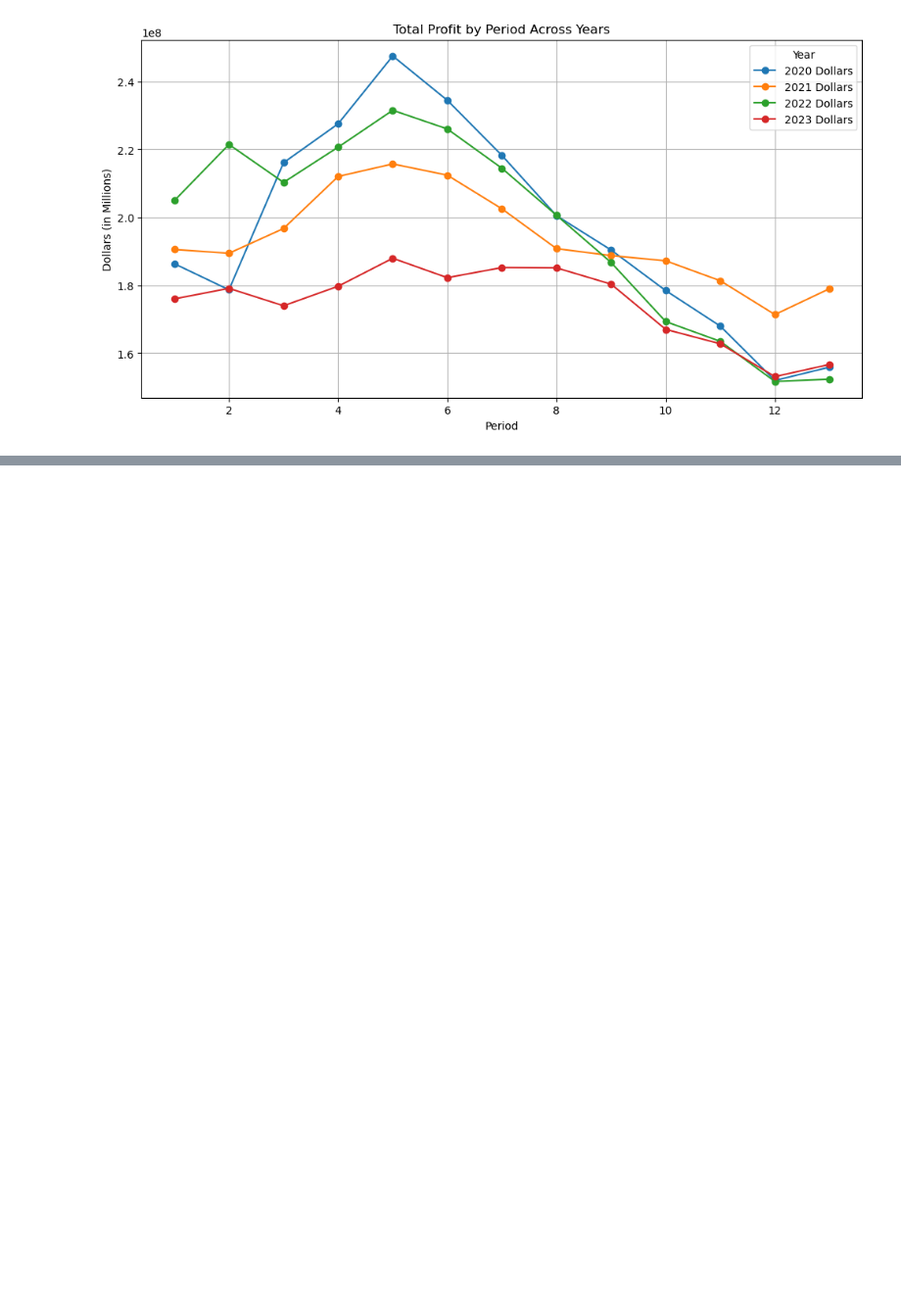
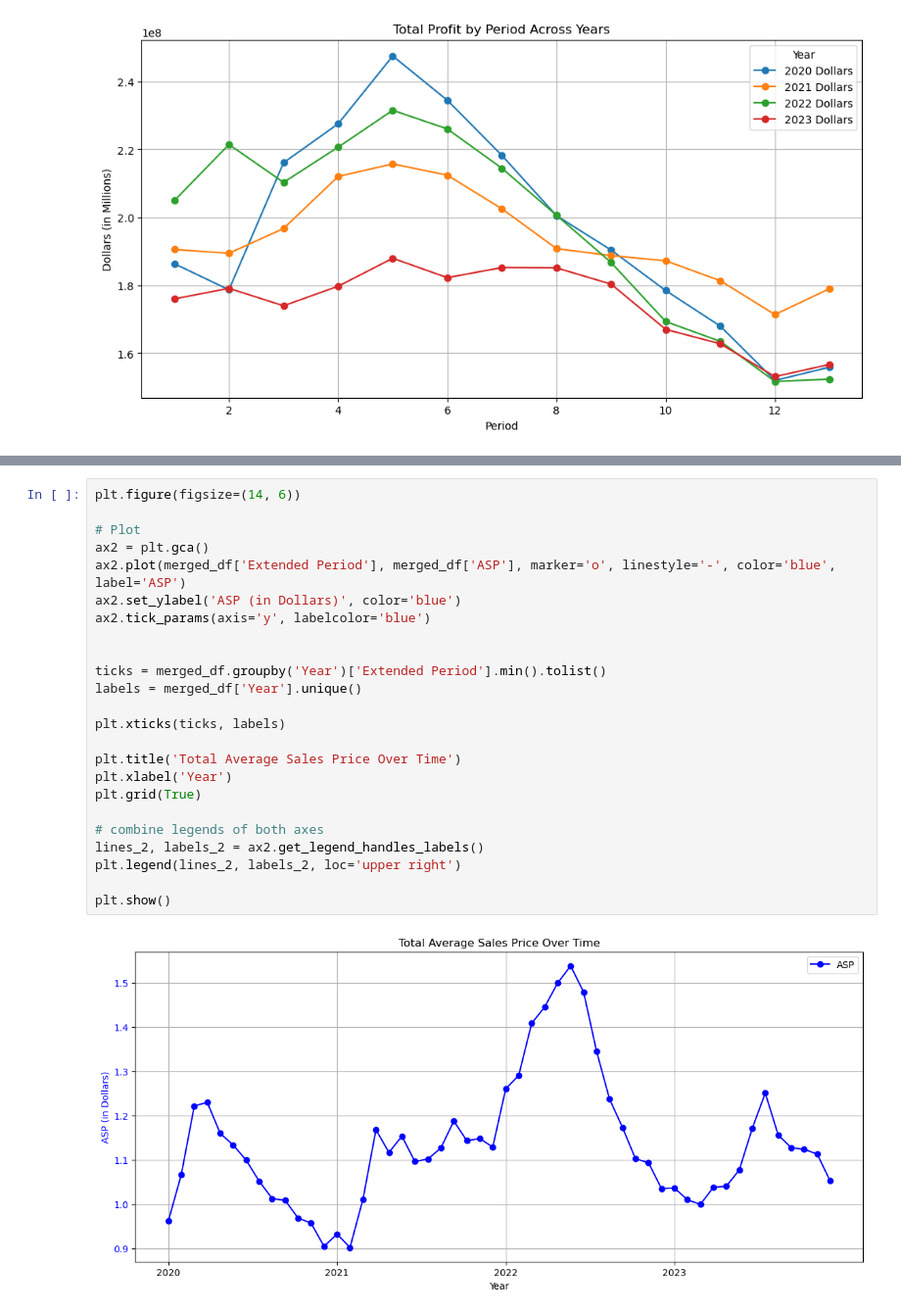
Before and after one commit to rsm-cds006/479GroupProject, a Jupyter notebook: analysis.ipynb, the cells around one changed output, grey strips where cells are left out. Shown at 98% size. Drawn from its saved outputs; the diff is of its cells as text; blank space fills up the shorter version.

```diff
--- a/analysis.ipynb
+++ b/analysis.ipynb
@@ -168,3 +168,29 @@ plt.show()
+# %%
+plt.figure(figsize=(14, 6))
+
+# Plot
+ax2 = plt.gca()
+ax2.plot(merged_df['Extended Period'], merged_df['ASP'], marker='o', linestyle='-', color='blue', label='ASP')
+ax2.set_ylabel('ASP (in Dollars)', color='blue')
+ax2.tick_params(axis='y', labelcolor='blue')
+
+
+ticks = merged_df.groupby('Year')['Extended Period'].min().tolist()
+labels = merged_df['Year'].unique()
+
+plt.xticks(ticks, labels)
+
+plt.title('Total Average Sales Price Over Time')
+plt.xlabel('Year')
+plt.grid(True)
+
+# combine legends of both axes
+lines_2, labels_2 = ax2.get_legend_handles_labels()
+plt.legend(lines_2, labels_2, loc='upper right')
+
+plt.show()
+# %% [output]
+[figure, added]
 # %%
 #hasdf
 hasdata_df = pd.read_csv('/home/jovyan/479/479GroupProject-1/data/hasstotalmetrics.csv')
```
Also changed, not shown: parts of 8 cells of this notebook.
